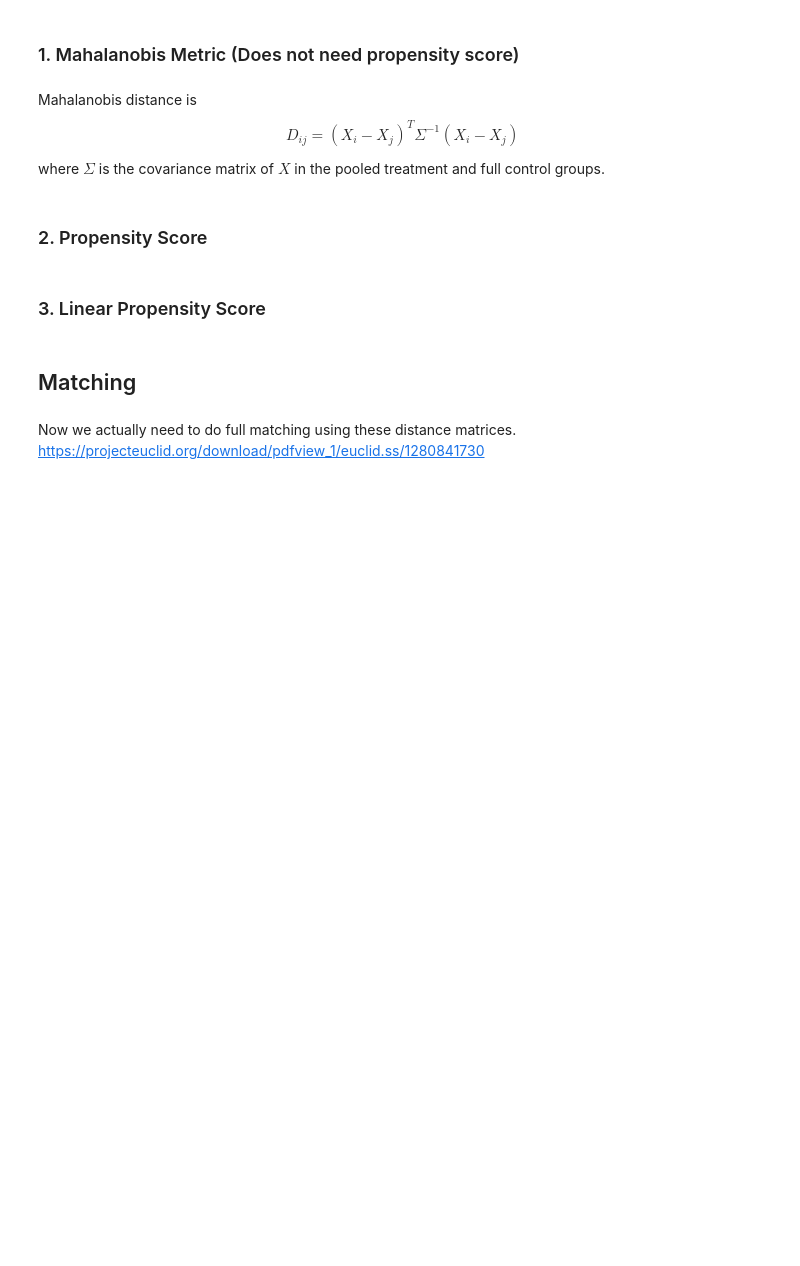
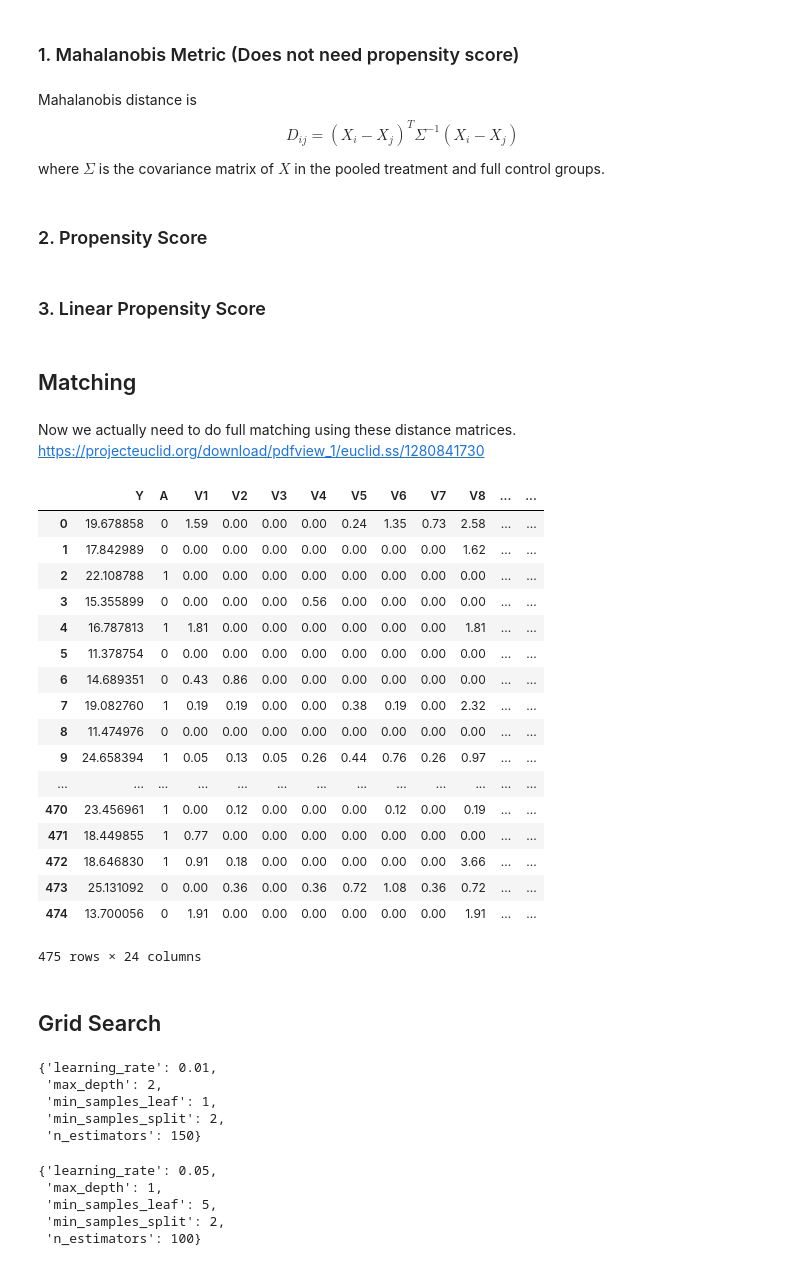
Before and after one commit to TZstatsADS/Fall2020-Project4-group8, a Jupyter notebook: doc/propensity_matching.ipynb, the cells around one changed output. Saved outputs shown, nothing was run; the diff lists cells and outputs as text; code cells hidden in the pictures; blank space fills up the shorter version.

Commit message:
gbm grid search

```diff
--- a/doc/propensity_matching.ipynb
+++ b/doc/propensity_matching.ipynb
@@ -66,3 +68,61 @@ lowDim_dataset_linear_propensity['linear_propensity_score'] = linear_propensity_
 # %% [markdown]
 Now we actually need to do full matching using these distance matrices.
 https://projecteuclid.org/download/pdfview_1/euclid.ss/1280841730
+# %%
+lowDim_dataset
+# %% [output]
+|  | Y | A | V1 | V2 | V3 | V4 | V5 | V6 | V7 | V8 | ... | ... |
+| 0 | 19.678858 | 0 | 1.59 | 0.00 | 0.00 | 0.00 | 0.24 | 1.35 | 0.73 | 2.58 | ... | ... |
+| 1 | 17.842989 | 0 | 0.00 | 0.00 | 0.00 | 0.00 | 0.00 | 0.00 | 0.00 | 1.62 | ... | ... |
+| 2 | 22.108788 | 1 | 0.00 | 0.00 | 0.00 | 0.00 | 0.00 | 0.00 | 0.00 | 0.00 | ... | ... |
+| 3 | 15.355899 | 0 | 0.00 | 0.00 | 0.00 | 0.56 | 0.00 | 0.00 | 0.00 | 0.00 | ... | ... |
+| 4 | 16.787813 | 1 | 1.81 | 0.00 | 0.00 | 0.00 | 0.00 | 0.00 | 0.00 | 1.81 | ... | ... |
+| 5 | 11.378754 | 0 | 0.00 | 0.00 | 0.00 | 0.00 | 0.00 | 0.00 | 0.00 | 0.00 | ... | ... |
+| 6 | 14.689351 | 0 | 0.43 | 0.86 | 0.00 | 0.00 | 0.00 | 0.00 | 0.00 | 0.00 | ... | ... |
+| 7 | 19.082760 | 1 | 0.19 | 0.19 | 0.00 | 0.00 | 0.38 | 0.19 | 0.00 | 2.32 | ... | ... |
+| 8 | 11.474976 | 0 | 0.00 | 0.00 | 0.00 | 0.00 | 0.00 | 0.00 | 0.00 | 0.00 | ... | ... |
+| 9 | 24.658394 | 1 | 0.05 | 0.13 | 0.05 | 0.26 | 0.44 | 0.76 | 0.26 | 0.97 | ... | ... |
+| ... | ... | ... | ... | ... | ... | ... | ... | ... | ... | ... | ... | ... |
+| 470 | 23.456961 | 1 | 0.00 | 0.12 | 0.00 | 0.00 | 0.00 | 0.12 | 0.00 | 0.19 | ... | ... |
+| 471 | 18.449855 | 1 | 0.77 | 0.00 | 0.00 | 0.00 | 0.00 | 0.00 | 0.00 | 0.00 | ... | ... |
+| 472 | 18.646830 | 1 | 0.91 | 0.18 | 0.00 | 0.00 | 0.00 | 0.00 | 0.00 | 3.66 | ... | ... |
+| 473 | 25.131092 | 0 | 0.00 | 0.36 | 0.00 | 0.36 | 0.72 | 1.08 | 0.36 | 0.72 | ... | ... |
+| 474 | 13.700056 | 0 | 1.91 | 0.00 | 0.00 | 0.00 | 0.00 | 0.00 | 0.00 | 1.91 | ... | ... |
+475 rows × 24 columns
+# %% [markdown]
+## Grid Search
+# %%
+#low dim grid search (commented out since it takes a few minutes to run)
+
+params = {'learning_rate':[0.01,0.05,0.1,0.5], 'max_depth': [1,2,3,4], 'n_estimators':[50,100,150],
+          'min_samples_leaf':[1,3,5],'min_samples_split':[2,4,6]}
+gscv = GridSearchCV(GradientBoostingClassifier(),params,cv=5).fit(X,A)
+gscv.best_params_
+
+#output: {'learning_rate': 0.01, 'max_depth': 2, 'n_estimators': 150}
+# %% [output]
+{'learning_rate': 0.01,
+ 'max_depth': 2,
+ 'min_samples_leaf': 1,
+ 'min_samples_split': 2,
+ 'n_estimators': 150}
+# %%
+#high dim grid search (commented out since it takes a few minutes to run)
+
+X=highDim_dataset.iloc[:,2:].values
+A=highDim_dataset['A'].values
+Y=highDim_dataset['Y'].values
+
+params = {'learning_rate':[0.01,0.05,0.1,0.5], 'max_depth': [1,2,3,4], 'n_estimators':[50,100,150],
+          'min_samples_leaf':[1,3,5],'min_samples_split':[2,4,6]}
+gscv = GridSearchCV(GradientBoostingClassifier(),params,cv=5).fit(X,A)
+gscv.best_params_
+
+
+#output: {'learning_rate': 0.1, 'max_depth': 1, 'n_estimators': 100}
+# %% [output]
+{'learning_rate': 0.05,
+ 'max_depth': 1,
+ 'min_samples_leaf': 5,
+ 'min_samples_split': 2,
+ 'n_estimators': 100}
```
Also changed, not shown: parts of 2 cells of this notebook.
